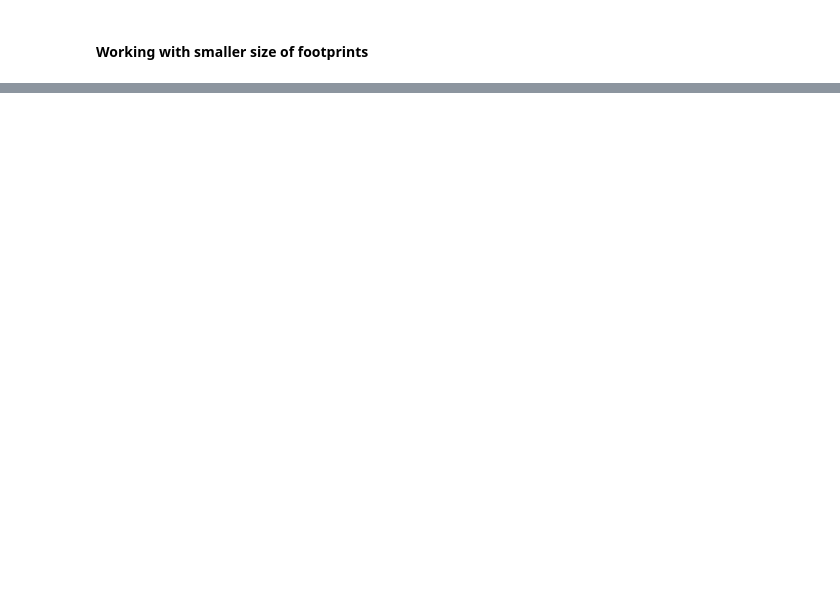
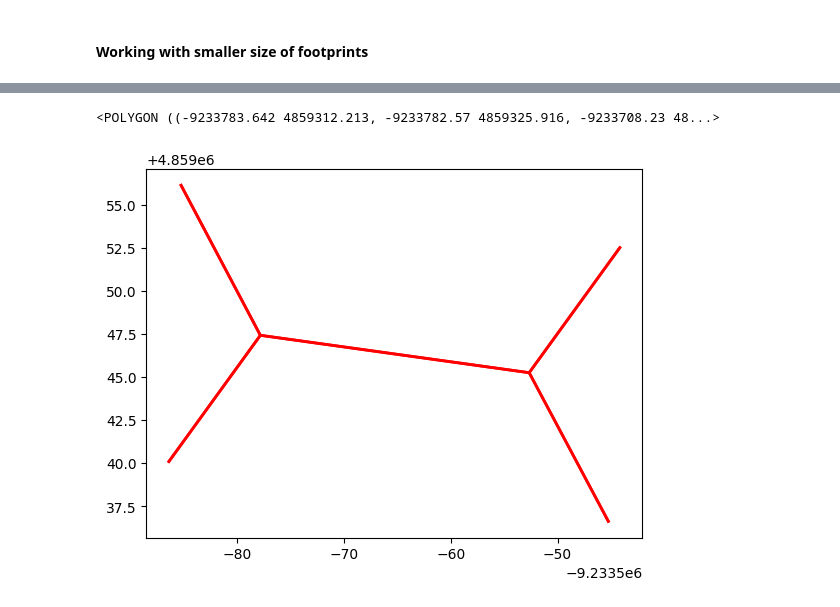
Before and after one commit to SummerHA90/2D_footprint_clustering, a Jupyter notebook: Prototyping_extbound_node_edge_weights.ipynb, the cells around one changed output, grey strips where cells are left out. Saved outputs shown, nothing was run; the diff lists cells and outputs as text; code cells hidden in the pictures; blank space fills up the shorter version.

```diff
--- a/Prototyping_extbound_node_edge_weights.ipynb
+++ b/Prototyping_extbound_node_edge_weights.ipynb
@@ -683,0 +616,16 @@ gs_149 = skeleton2networkx(ske_149)
+# %%
+# try to extract the polygon of each row
+reducded_gdf.geometry.iloc[0]
+# %% [output]
+<POLYGON ((-9233783.642 4859312.213, -9233782.57 4859325.916, -9233708.23 48...>
+# %%
+# draw skeleton
+# draw_skeleton(reducded_gdf.geometry.iloc[0], ske_2)
+# draw_skeleton(reducded_gdf.geometry.iloc[1], ske_151)
+# draw_skeleton(reducded_gdf.geometry.iloc[2], ske_155)
+# draw_skeleton(reducded_gdf.geometry.iloc[3], ske_183)
+# draw_skeleton(reducded_gdf.geometry.iloc[4], ske_221)
+# draw_skeleton(reducded_gdf.geometry.iloc[5], ske_224)
+draw_skeleton(reducded_gdf.geometry.iloc[6], ske_150)
+# %% [output]
+[figure, added]
```
Also changed, not shown: parts of 38 cells of this notebook, 12 other files.
